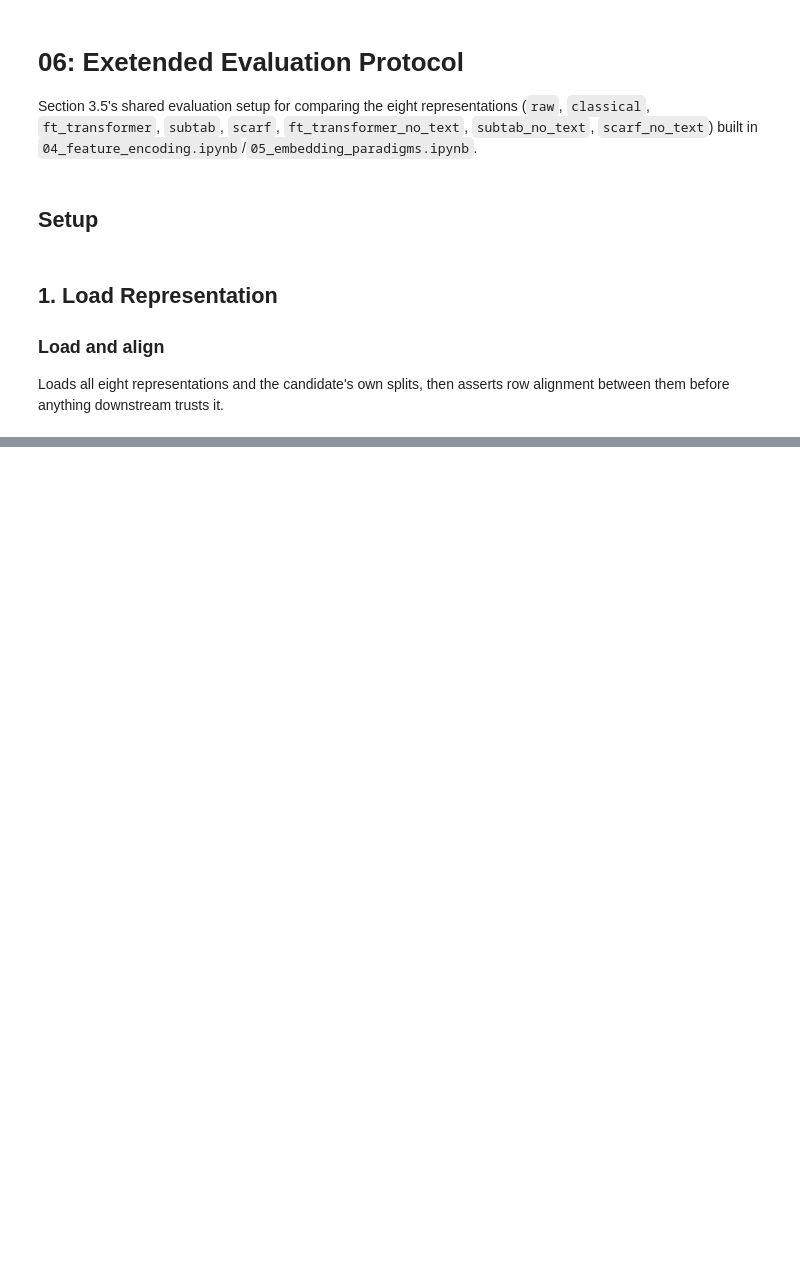
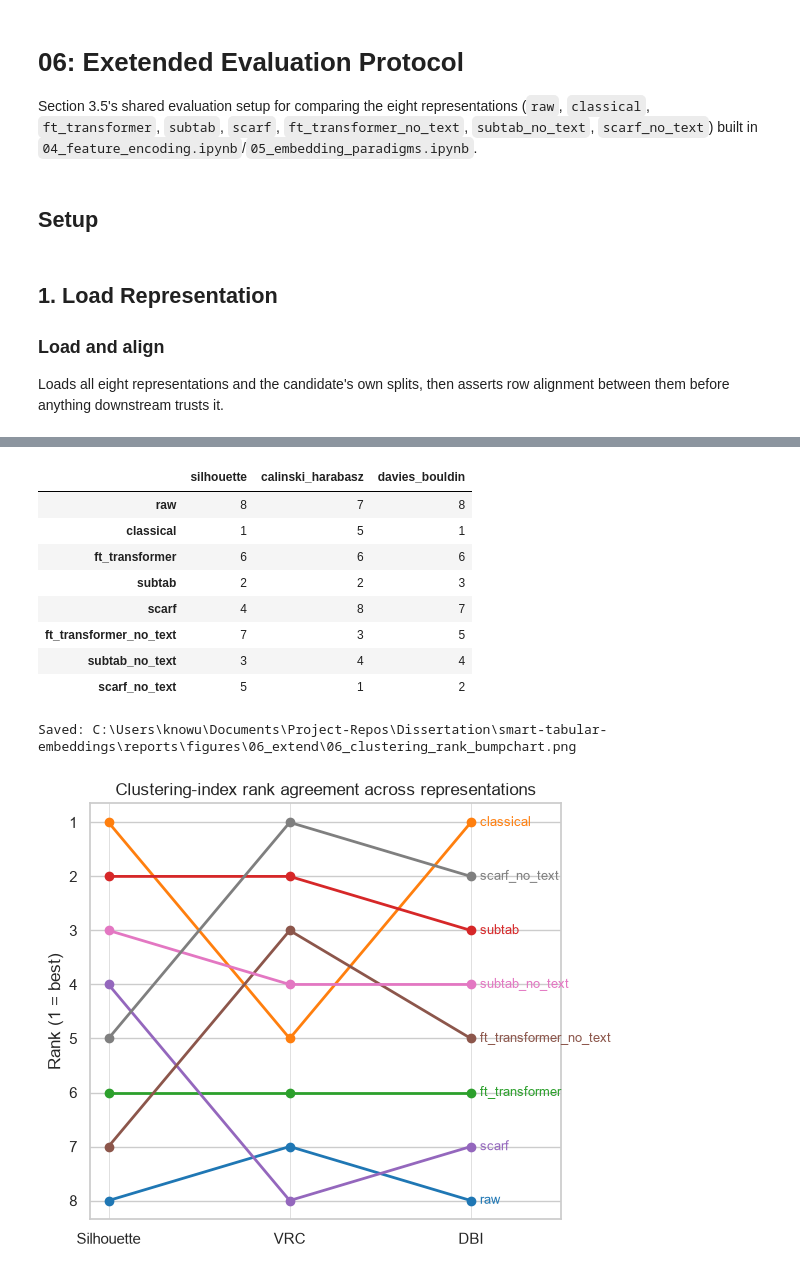
Before and after one commit to Sana-Shikalgar/tabular-embeddings, a Jupyter notebook: notebooks/06_extended_evaluation_protocol.ipynb, the cells around one changed output, grey strips where cells are left out. Drawn from its saved outputs; the diff is of its cells as text; code cells hidden in the pictures; blank space fills up the shorter version.

```diff
--- a/notebooks/06_extended_evaluation_protocol.ipynb
+++ b/notebooks/06_extended_evaluation_protocol.ipynb
@@ -370,0 +362,53 @@ plt.show()
+# %%
+DIRECTION = {
+    "silhouette": "higher_better",
+    "calinski_harabasz": "higher_better",
+    "davies_bouldin": "lower_better",
+}
+AXIS_LABELS = {
+    "silhouette": "Silhouette",
+    "calinski_harabasz": "VRC",
+    "davies_bouldin": "DBI",
+}
+AXIS_ORDER = ["silhouette", "calinski_harabasz", "davies_bouldin"]
+
+ranks = pd.DataFrame(index=clustering_table.index)
+for col, direction in DIRECTION.items():
+    ascending = direction == "lower_better"
+    ranks[col] = clustering_table[col].rank(ascending=ascending, method="min").astype(int)
+
+display(ranks)
+
+fig, ax = plt.subplots(figsize=(6, 5))
+colors = plt.get_cmap("tab10").colors[: len(ranks)]
+
+x_positions = range(len(AXIS_ORDER))
+for (repr_name, row), color in zip(ranks.iterrows(), colors):
+    y_values = [row[col] for col in AXIS_ORDER]
+    ax.plot(x_positions, y_values, marker="o", color=color, label=repr_name, linewidth=2)
+    ax.text(x_positions[-1] + 0.05, y_values[-1], repr_name, color=color, va="center", fontsize=9)
+
+ax.set_xticks(list(x_positions))
+ax.set_xticklabels([AXIS_LABELS[col] for col in AXIS_ORDER])
+ax.set_yticks(range(1, len(ranks) + 1))
+ax.set_ylabel("Rank (1 = best)")
+ax.invert_yaxis()
+ax.set_xlim(-0.1, len(AXIS_ORDER) - 1 + 0.5)
+ax.set_title("Clustering-index rank agreement across representations")
+ax.grid(axis="x", color="lightgrey", linewidth=0.5)
+
+fig.tight_layout()
+savefig(fig, "06_clustering_rank_bumpchart.png")
+plt.show()
+# %% [output]
+|  | silhouette | calinski_harabasz | davies_bouldin |
+| raw | 8 | 7 | 8 |
+| classical | 1 | 5 | 1 |
+| ft_transformer | 6 | 6 | 6 |
+| subtab | 2 | 2 | 3 |
+| scarf | 4 | 8 | 7 |
+| ft_transformer_no_text | 7 | 3 | 5 |
+| subtab_no_text | 3 | 4 | 4 |
+| scarf_no_text | 5 | 1 | 2 |
+Saved: C:\Users\knowu\Documents\Project-Repos\Dissertation\smart-tabular-embeddings\reports\figures\06_extend\06_clustering_rank_bumpchart.png
+[figure, added]
```
Also changed, not shown: parts of 104 cells of this notebook, 14 other files.
